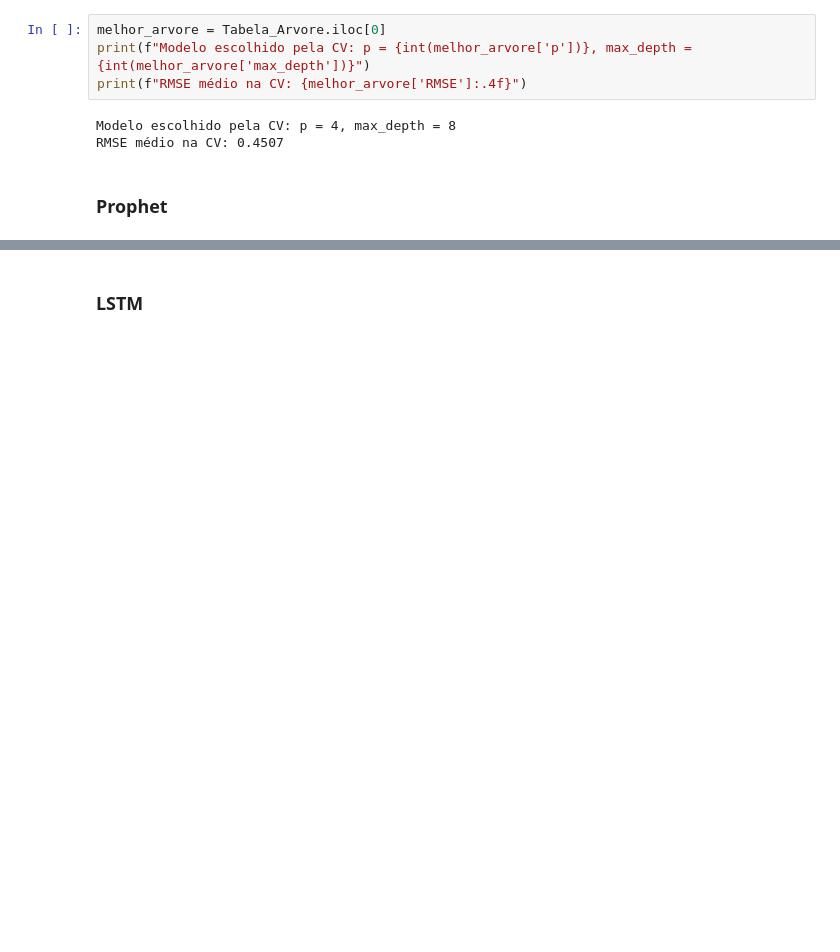
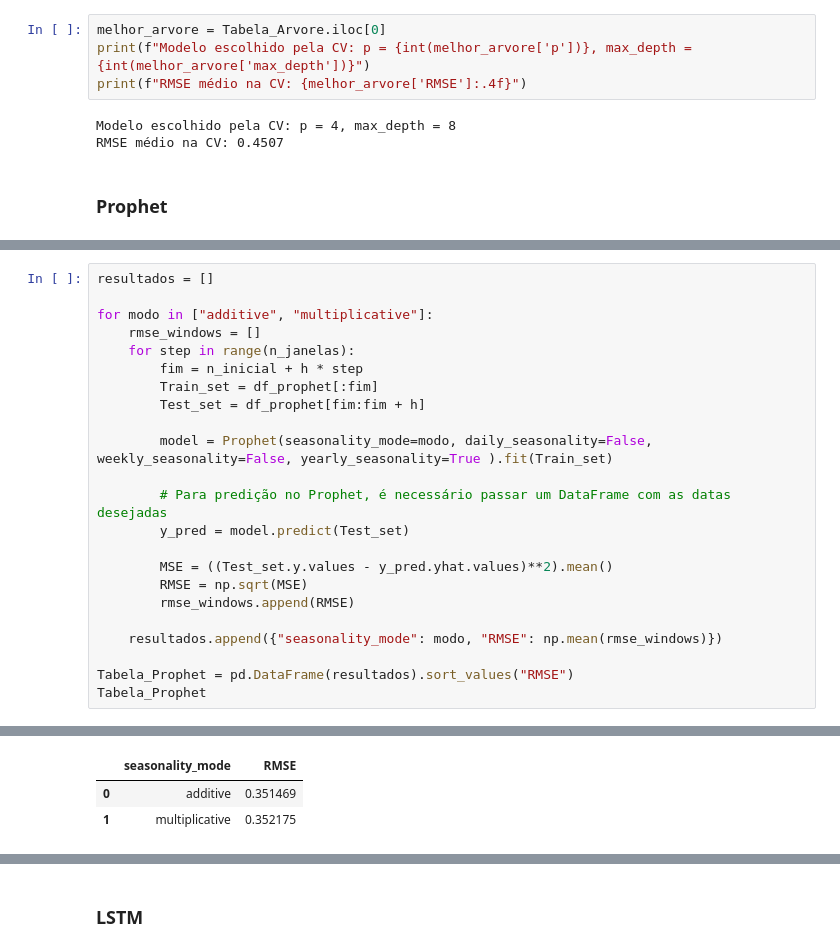
Before and after one commit to giu-garrido/ast-gasolina-eua, a Jupyter notebook: notebooks/AST_2026_Trabalho_Final_Problema_05_Gasolina_EUA.ipynb, the cells around one changed output, grey strips where cells are left out. Saved outputs shown, nothing was run; the diff lists cells and outputs as text; blank space fills up the shorter version.

```diff
--- a/notebooks/AST_2026_Trabalho_Final_Problema_05_Gasolina_EUA.ipynb
+++ b/notebooks/AST_2026_Trabalho_Final_Problema_05_Gasolina_EUA.ipynb
@@ -453,0 +494,24 @@ RMSE médio na CV: 0.4507
+# %%
+resultados = []
+
+for modo in ["additive", "multiplicative"]:
+    rmse_windows = []
+    for step in range(n_janelas):
+        fim = n_inicial + h * step
+        Train_set = df_prophet[:fim]
+        Test_set = df_prophet[fim:fim + h]
+
+        model = Prophet(seasonality_mode=modo, daily_seasonality=False, weekly_seasonality=False, yearly_seasonality=True ).fit(Train_set)
+
+        # Para predição no Prophet, é necessário passar um DataFrame com as datas desejadas
+        y_pred = model.predict(Test_set)
+
+        MSE = ((Test_set.y.values - y_pred.yhat.values)**2).mean()
+        RMSE = np.sqrt(MSE)
+        rmse_windows.append(RMSE)
+
+    resultados.append({"seasonality_mode": modo, "RMSE": np.mean(rmse_windows)})
+
+Tabela_Prophet = pd.DataFrame(resultados).sort_values("RMSE")
+Tabela_Prophet
+# %% [output]
@@ -453,0 +538,3 @@ RMSE médio na CV: 0.4507
+|  | seasonality_mode | RMSE |
+| 0 | additive | 0.351469 |
+| 1 | multiplicative | 0.352175 |
```
Also changed, not shown: parts of 8 cells of this notebook.
